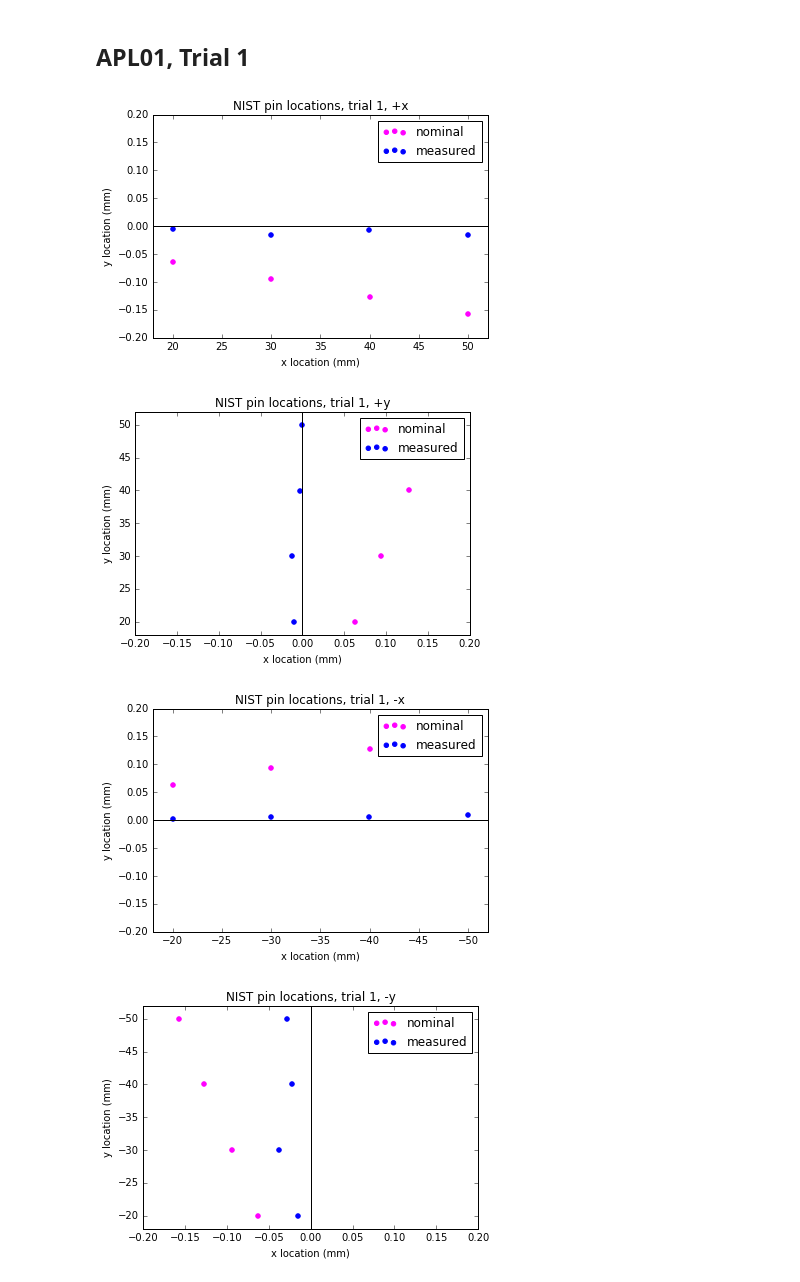
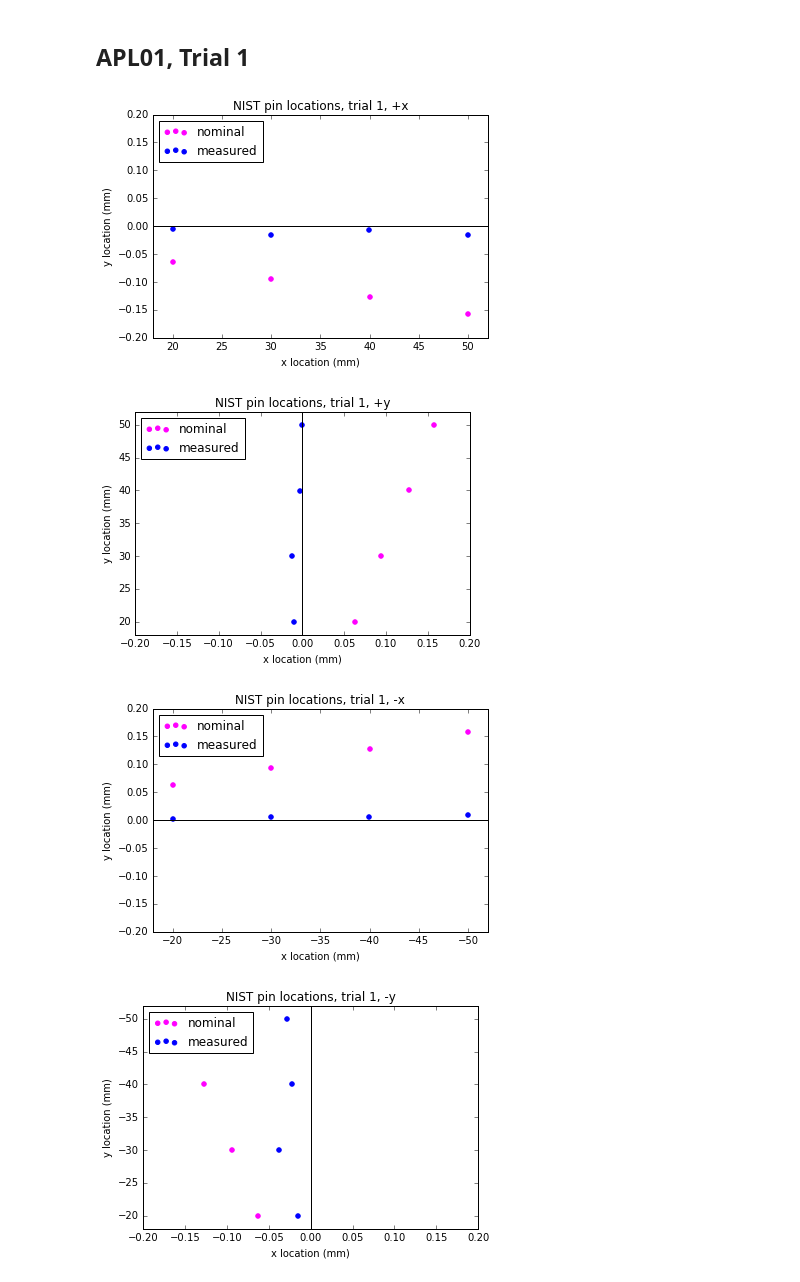
Before and after one commit to mjpekala/gp-am-study, a Jupyter notebook: examples/APL01_M290_maraging_steel.ipynb, the cells around one changed output. Saved outputs shown, nothing was run; the diff lists cells and outputs as text; code cells hidden in the pictures.

```diff
--- a/examples/APL01_M290_maraging_steel.ipynb
+++ b/examples/APL01_M290_maraging_steel.ipynb
@@ -58,7 +59,7 @@ def plot_pins(Xn, Xm, units='(mm)'):
     plt.figure()
     plt.scatter(Xn[:,0], Xn[:,1], color='magenta')
     plt.scatter(Xm[:,0], Xm[:,1], color='blue')
-    plt.legend(['nominal', 'measured'])
+    plt.legend(['nominal', 'measured'], loc='upper left')
     plt.plot([-52, 52], [0, 0], 'k-')
     plt.plot([0, 0], [-52, 52], 'k-')
 
@@ -81,32 +82,32 @@ mmPerInch = 25.4
 Xn *= mmPerInch
 Xm *= mmPerInch
 D *= mmPerInch
-rN, thetaN = cart2polar(Xn[:,0], Xn[:,1])  # nominal locations in polar coordinates
+rN, thetaN = gpam.cart2polar(Xn[:,0], Xn[:,1])  # nominal locations in polar coordinates
 # %% [markdown]
 ## APL01, Trial 1
 # %%
 plot_pins(Xn, Xm)
 plt.title('NIST pin locations, trial 1, +x')
 plt.xlim([18, 52]);  plt.ylim([-.2, .2])
 
 plot_pins(Xn, Xm)
 plt.title('NIST pin locations, trial 1, +y')
 plt.xlim([-.2, .2]);  plt.ylim([18, 52])
 
 plot_pins(Xn, Xm)
 plt.title('NIST pin locations, trial 1, -x')
 plt.xlim([-18, -52]);  plt.ylim([-.2, .2])
 
 plot_pins(Xn, Xm)
 plt.title('NIST pin locations, trial 1, -y')
 plt.xlim([-.2, .2]);  plt.ylim([-18, -52])
 
-plot_xy_err_2d(thetaN, 1e3*D[:,0], 1e3*D[:,1], xLabel='theta (nominal)', yLabel='err (microns)')
-plot_xy_err_2d(rN, 1e3*D[:,0], 1e3*D[:,1], xLabel='r (nominal)', yLabel='err (microns)')
+gmam.plot_xy_err_2d(thetaN, 1e3*D[:,0], 1e3*D[:,1], xLabel='theta (nominal)', yLabel='err (microns)')
+gpam.plot_xy_err_2d(rN, 1e3*D[:,0], 1e3*D[:,1], xLabel='r (nominal)', yLabel='err (microns)')
 # %% [output]
-[figure, old version]
+[figure, new version]
-[figure, old version]
+[figure, new version]
-[figure, old version]
+[figure, new version]
-[figure, old version]
+[figure, new version]
 [figure]
 [figure]
```
Also changed, not shown: parts of 5 cells of this notebook.
